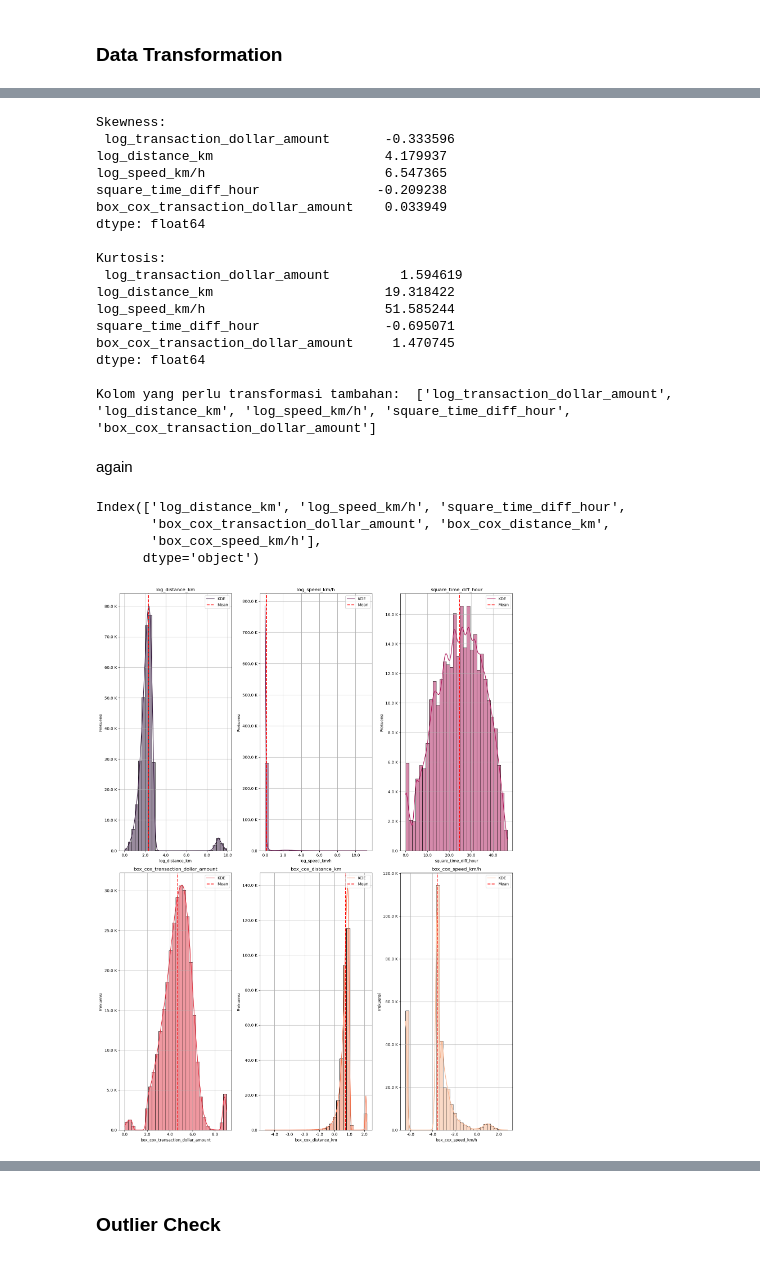
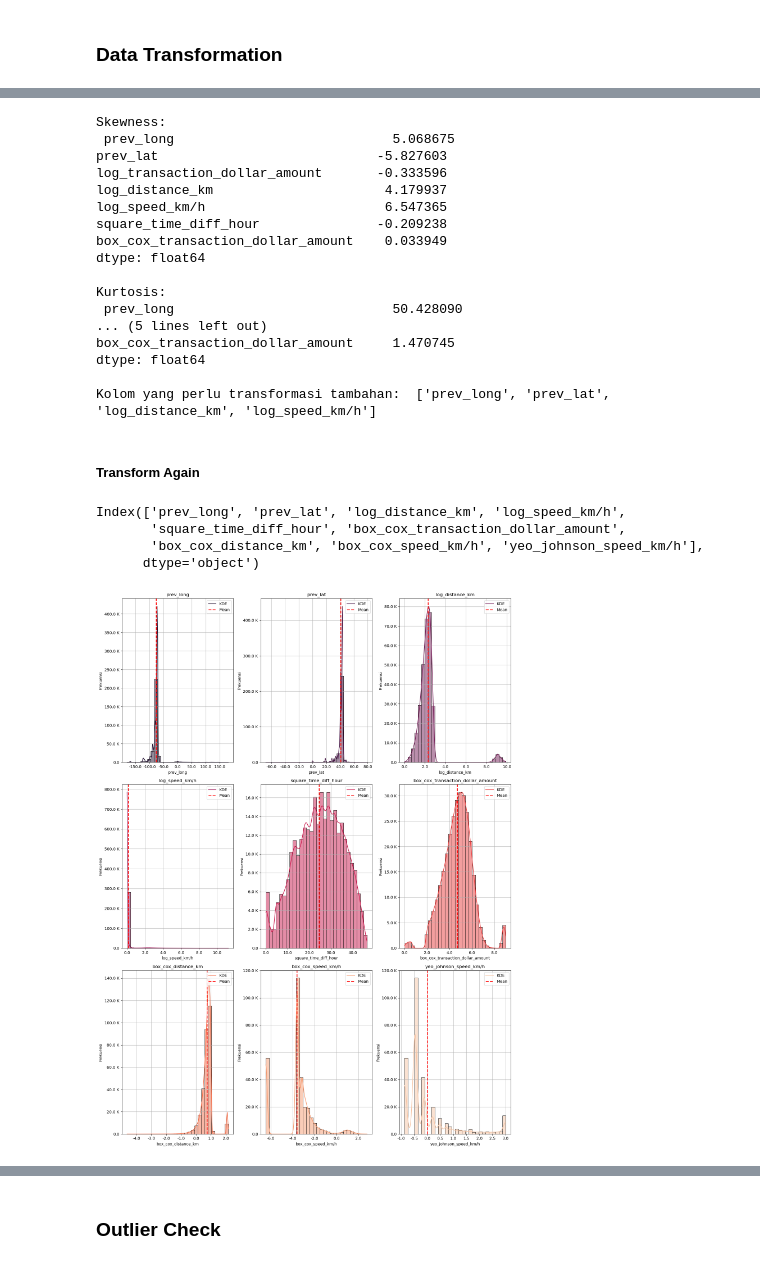
Before and after one commit to Pra5etya/Credit-Card-Fraud-Transactions, a Jupyter notebook: etl/data_exploration.ipynb, the cells around one changed output, grey strips where cells are left out. Cells and saved outputs as stored; diff of their text form; code cells hidden in the pictures.

```diff
--- a/etl/data_exploration.ipynb
+++ b/etl/data_exploration.ipynb
@@ -412,7 +410,7 @@ Index(['transaction_dollar_amount', 'time_diff_hour', 'distance_km',
 hist_data = hist_data.drop(columns = exclude_col, errors = 'ignore')
 
 # Set up subplot grid
-fig, ax = plt.subplots(nrows = 2, ncols = 2, figsize = (14, 10))
+fig, ax = plt.subplots(nrows = 2, ncols = 3, figsize = (14, 10))
 
 # Flatten axes for easy iteration
 ax = ax.flatten()
@@ -478,7 +477,7 @@ Index(['log_transaction_dollar_amount', 'log_distance_km', 'log_speed_km/h',
       dtype='object')
 # %%
 # Set up subplot grid
-fig, ax = plt.subplots(nrows = 2, ncols = 3, figsize = (15, 20))
+fig, ax = plt.subplots(nrows = 3, ncols = 3, figsize = (15, 20))
 
 # Flatten axes for easy iteration
 ax = ax.flatten()
@@ -541,7 +542,7 @@ skewness_values = df_check.skew()
 kurtosis_values = df_check.kurtosis()
 
 # Menentukan kolom yang masih perlu transformasi
-columns_to_transform = skewness_values[(abs(skewness_values) > 0.5) | (kurtosis_values < 3)].index.tolist()
+columns_to_transform = skewness_values[(abs(skewness_values) > 0.5) | (kurtosis_values > 3)].index.tolist()
 
 # Menampilkan hasil
 print("Skewness: \n", skewness_values, '\n')
@@ -549,7 +550,9 @@ print("Kurtosis: \n", kurtosis_values, '\n')
 print("Kolom yang perlu transformasi tambahan: ", columns_to_transform)
 # %% [output]
 Skewness:
- log_transaction_dollar_amount       -0.333596
+ prev_long                            5.068675
+prev_lat                            -5.827603
+log_transaction_dollar_amount       -0.333596
 log_distance_km                      4.179937
 log_speed_km/h                       6.547365
 square_time_diff_hour               -0.209238
@@ -557,16 +560,14 @@ box_cox_transaction_dollar_amount    0.033949
 dtype: float64
 
 Kurtosis:
- log_transaction_dollar_amount         1.594619
-log_distance_km                      19.318422
-log_speed_km/h                       51.585244
-square_time_diff_hour                -0.695071
+ prev_long                            50.428090
+... (5 lines left out)
 box_cox_transaction_dollar_amount     1.470745
 dtype: float64
 
-Kolom yang perlu transformasi tambahan:  ['log_transaction_dollar_amount', 'log_distance_km', 'log_speed_km/h', 'square_time_diff_hour', 'box_cox_transaction_dollar_amount']
+Kolom yang perlu transformasi tambahan:  ['prev_long', 'prev_lat', 'log_distance_km', 'log_speed_km/h']
-# %% [markdown]
-again
+# %% [markdown]
+##### Transform Again
 # %%
 # box-cox
 # =====================
@@ -574,22 +575,33 @@ from scipy.stats import boxcox
 
 cc_df['box_cox_distance_km'], lambda_distance = boxcox(cc_df['log_distance_km'] + 1e-5)
 cc_df['box_cox_speed_km/h'], lambda_speed = boxcox(cc_df['log_speed_km/h'] + 1e-5)
+
+
+# yeo-jhonson
+# =====================
+cc_df['yeo_johnson_distance_km'] = power_transform(cc_df[['log_distance_km']], method='yeo-johnson')
+cc_df['yeo_johnson_speed_km/h'] = power_transform(cc_df[['log_speed_km/h']], method='yeo-johnson')
+
+# # Alternatif: Reciprocal Transformation (jika masih sangat skewed)
+# df['reciprocal_distance_km'] = 1 / (df['log_distance_km'] + 1)  # Tambah 1 agar tidak terbagi nol
+# df['reciprocal_speed_km/h'] = 1 / (df['log_speed_km/h'] + 1)
 # %%
 # Data
 exc_data = ['credit_card', 'long', 'lat', 'zipcode', 'year',
             'transaction_dollar_amount', 'time_diff_hour',
-            'distance_km', 'speed_km/h', 'log_transaction_dollar_amount']
+            'distance_km', 'speed_km/h', 'log_transaction_dollar_amount',
+            'yeo_johnson_distance_km']
 hist_data = cc_df.select_dtypes(include = ['number']).drop(columns = exc_data, errors = 'ignore')
 
 hist_data.columns
 # %% [output]
-Index(['log_distance_km', 'log_speed_km/h', 'square_time_diff_hour',
-       'box_cox_transaction_dollar_amount', 'box_cox_distance_km',
-       'box_cox_speed_km/h'],
+Index(['prev_long', 'prev_lat', 'log_distance_km', 'log_speed_km/h',
+       'square_time_diff_hour', 'box_cox_transaction_dollar_amount',
+       'box_cox_distance_km', 'box_cox_speed_km/h', 'yeo_johnson_speed_km/h'],
       dtype='object')
 # %%
 # Set up subplot grid
-fig, ax = plt.subplots(nrows = 2, ncols = 3, figsize = (15, 20))
+fig, ax = plt.subplots(nrows = 3, ncols = 3, figsize = (15, 20))
 
 # Flatten axes for easy iteration
 ax = ax.flatten()
@@ -597,34 +609,34 @@ ax = ax.flatten()
 # Get number of columns in hist_data
 num_cols = len(hist_data.columns)
 
 # Generate colors from a colormap with enough colors for each subplot
 colors = sns.color_palette("rocket", num_cols)
 
 # Plot each histogram
 for i, column in enumerate(hist_data.columns):
     sns.histplot(hist_data[column], bins = 30, kde = True, color = colors[i], edgecolor = 'black', ax = ax[i])
     ax[i].set_title(column)
     ax[i].set_xlabel(column)
     ax[i].set_ylabel('Frekuensi')
 
     # Adding vertical line for mean
     ax[i].axvline(x=hist_data[column].mean(), color = 'red', linestyle = '--', linewidth = 2)
 
     # Add legend
     ax[i].legend(['KDE', 'Mean'], loc = 'upper right')
 
      # Applying format_number function to the ylabel
     ax[i].xaxis.set_major_formatter(ticker.FuncFormatter(lab_round))
     ax[i].yaxis.set_major_formatter(ticker.FuncFormatter(lab_round))
     ax[i].grid(True)
 
 # Adjust layout
 plt.tight_layout()
 
 # Show plot
 plt.show()
 # %% [output]
-[figure, old version]
+[figure, new version]
 # %%
 # Data
 exc_data = ['credit_card', 'long', 'lat', 'zipcode', 'year',
```
Also changed, not shown: parts of 86 cells of this notebook, 7 other files.
